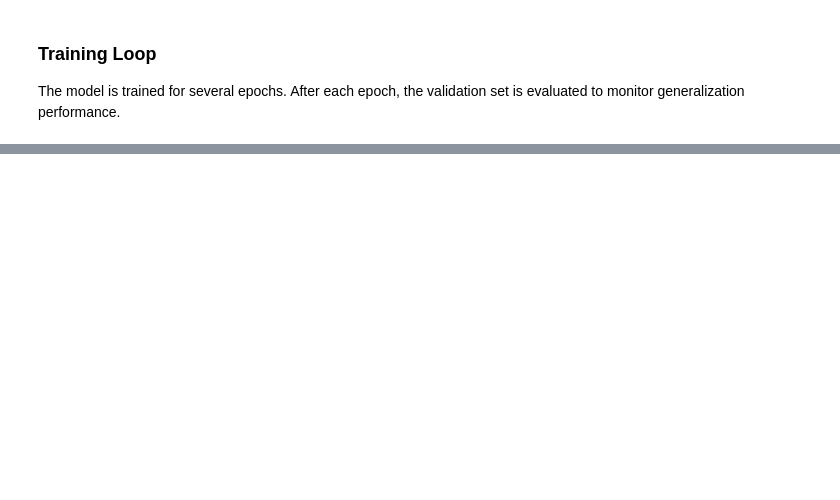
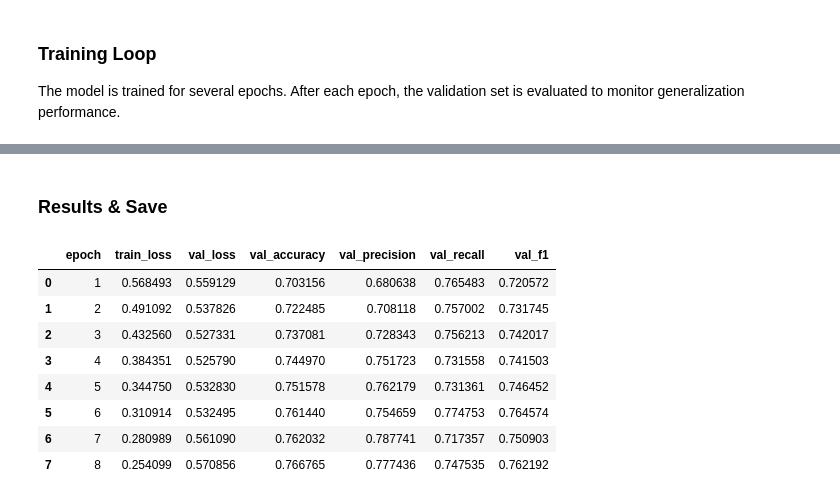
Before and after one commit to Maxstef/flickr30k-multimodal-retrieval, a Jupyter notebook: notebooks/04_neural_multimodal_classifier.ipynb, the cells around one changed output, grey strips where cells are left out. Cells and saved outputs as stored; diff of their text form; code cells hidden in the pictures; blank space fills up the shorter version.

```diff
--- a/notebooks/04_neural_multimodal_classifier.ipynb
+++ b/notebooks/04_neural_multimodal_classifier.ipynb
@@ -906,4 +1035,17 @@ KeyboardInterrupt:
+# %% [markdown]
+### Results & Save
 # %%
 finetune_history_df = pd.DataFrame(finetune_history)
+finetune_history_df["epoch"] = range(1, len(finetune_history) + 1)
 finetune_history_df
+# %% [output]
+|  | epoch | train_loss | val_loss | val_accuracy | val_precision | val_recall | val_f1 |
+| 0 | 1 | 0.568493 | 0.559129 | 0.703156 | 0.680638 | 0.765483 | 0.720572 |
+| 1 | 2 | 0.491092 | 0.537826 | 0.722485 | 0.708118 | 0.757002 | 0.731745 |
+| 2 | 3 | 0.432560 | 0.527331 | 0.737081 | 0.728343 | 0.756213 | 0.742017 |
+| 3 | 4 | 0.384351 | 0.525790 | 0.744970 | 0.751723 | 0.731558 | 0.741503 |
+| 4 | 5 | 0.344750 | 0.532830 | 0.751578 | 0.762179 | 0.731361 | 0.746452 |
+| 5 | 6 | 0.310914 | 0.532495 | 0.761440 | 0.754659 | 0.774753 | 0.764574 |
+| 6 | 7 | 0.280989 | 0.561090 | 0.762032 | 0.787741 | 0.717357 | 0.750903 |
+| 7 | 8 | 0.254099 | 0.570856 | 0.766765 | 0.777436 | 0.747535 | 0.762192 |
 # %%
```
Also changed, not shown: parts of 19 cells of this notebook.
